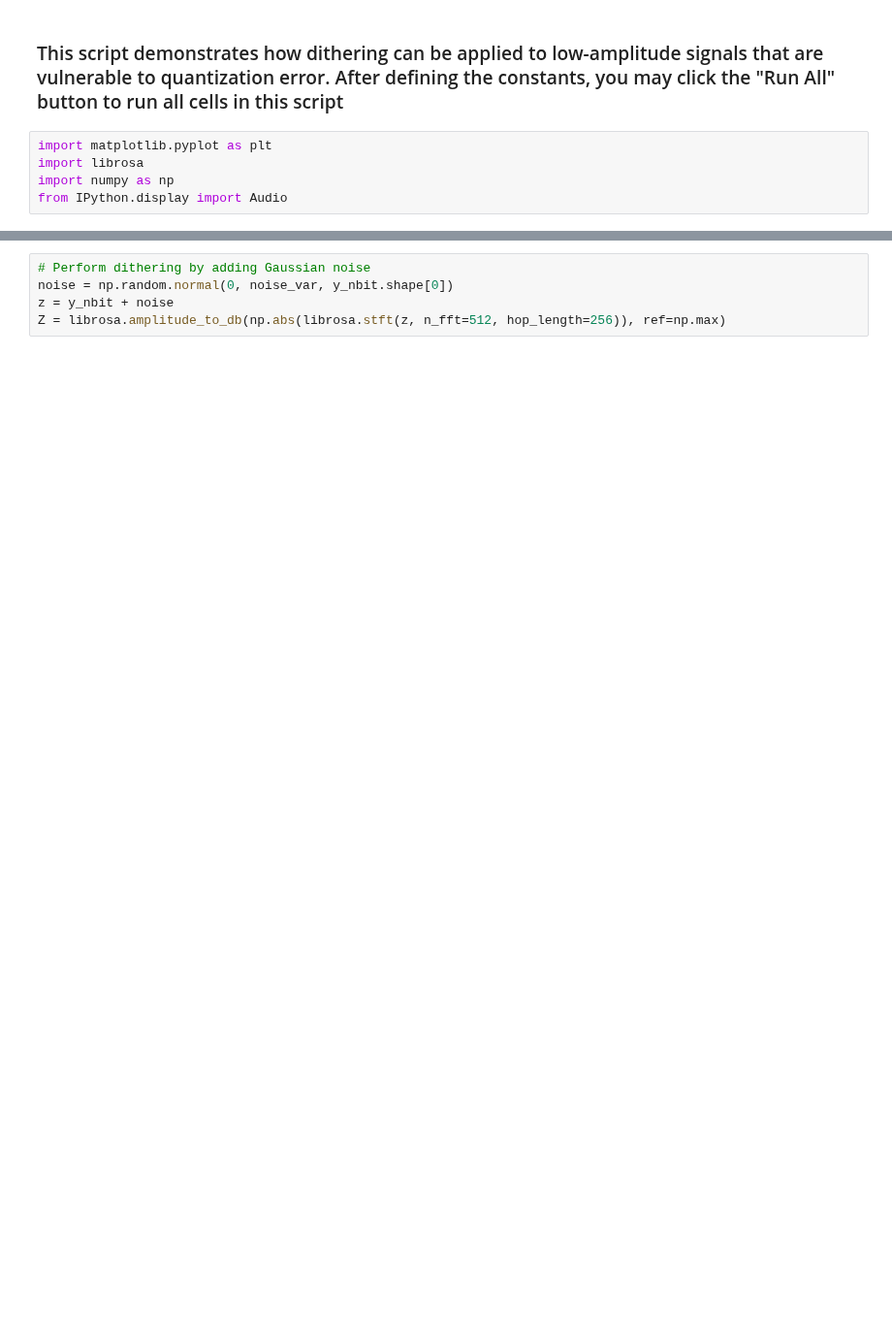
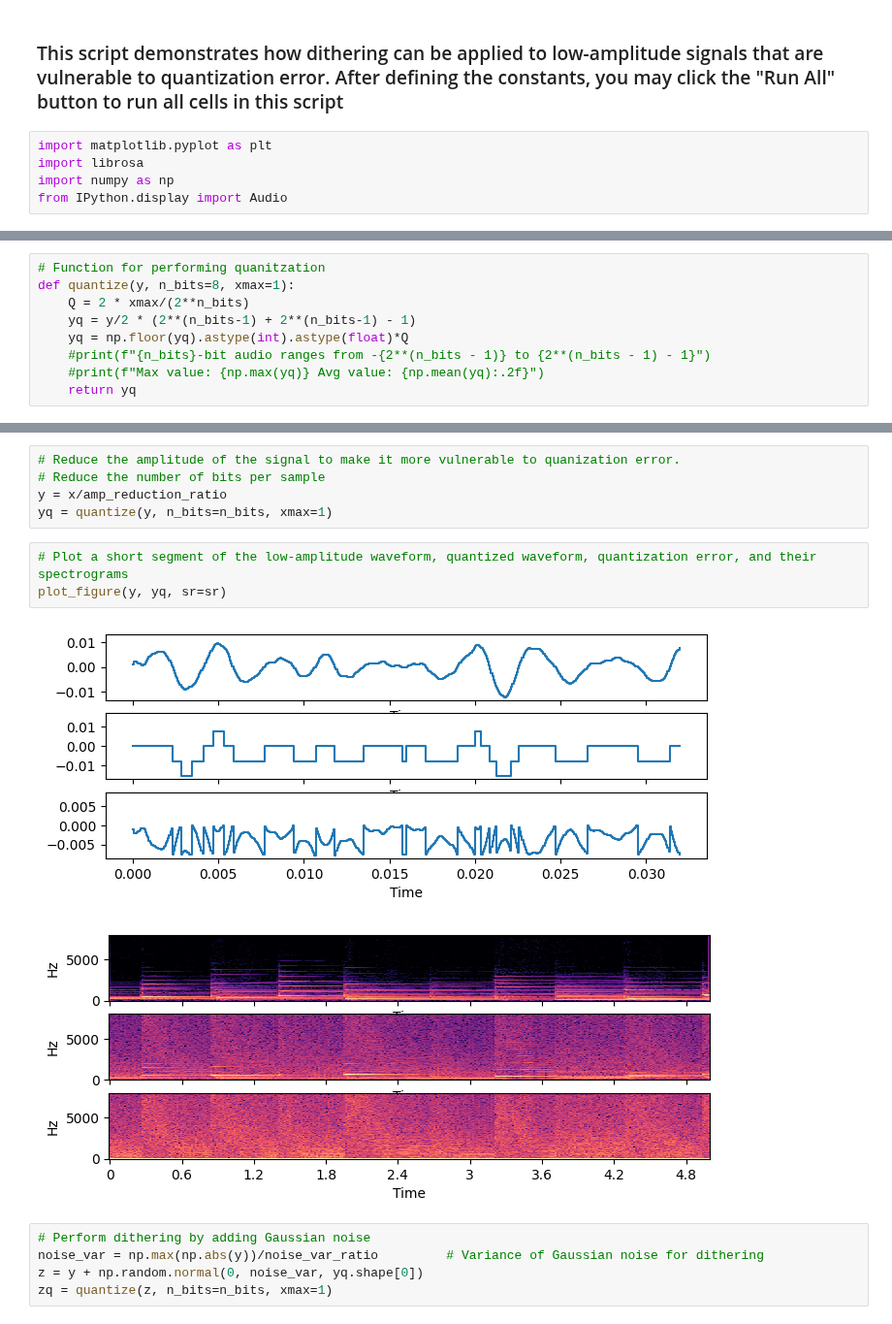
Before and after one commit to enmwmak/Teaching, a Jupyter notebook: EIE4435/Programs/Digital-Audio.ipynb, the cells around one changed output, grey strips where cells are left out. Shown at 97% size. Cells and saved outputs as stored; diff of their text form; blank space fills up the shorter version.

```diff
--- a/EIE4435/Programs/Digital-Audio.ipynb
+++ b/EIE4435/Programs/Digital-Audio.ipynb
@@ -24,3 +33,12 @@ def plot_figure(x, X, sr=16000):
+# %%
+# Function for performing quanitzation
+def quantize(y, n_bits=8, xmax=1):
+    Q = 2 * xmax/(2**n_bits)
+    yq = y/2 * (2**(n_bits-1) + 2**(n_bits-1) - 1)
+    yq = np.floor(yq).astype(int).astype(float)*Q
+    #print(f"{n_bits}-bit audio ranges from -{2**(n_bits - 1)} to {2**(n_bits - 1) - 1}")
+    #print(f"Max value: {np.max(yq)} Avg value: {np.mean(yq):.2f}")
+    return yq
 # %%
 if source == 'music':
     # Load a wavefile and crop a 2-second segment from it
@@ -68,5 +63,16 @@ librosa.display.specshow(Y_nbit, sr=sr, n_fft=512, hop_length=256, x_axis='time'
+# %%
+# Reduce the amplitude of the signal to make it more vulnerable to quanization error.
+# Reduce the number of bits per sample
+y = x/amp_reduction_ratio
+yq = quantize(y, n_bits=n_bits, xmax=1)
+# %%
+# Plot a short segment of the low-amplitude waveform, quantized waveform, quantization error, and their spectrograms
+plot_figure(y, yq, sr=sr)
+# %% [output]
+[figure, added]
+[figure, added]
 # %%
 # Perform dithering by adding Gaussian noise
-noise = np.random.normal(0, noise_var, y_nbit.shape[0])
-z = y_nbit + noise
-Z = librosa.amplitude_to_db(np.abs(librosa.stft(z, n_fft=512, hop_length=256)), ref=np.max)
+noise_var = np.max(np.abs(y))/noise_var_ratio         # Variance of Gaussian noise for dithering
+z = y + np.random.normal(0, noise_var, yq.shape[0])
+zq = quantize(z, n_bits=n_bits, xmax=1)
```
Also changed, not shown: parts of 13 cells of this notebook.
